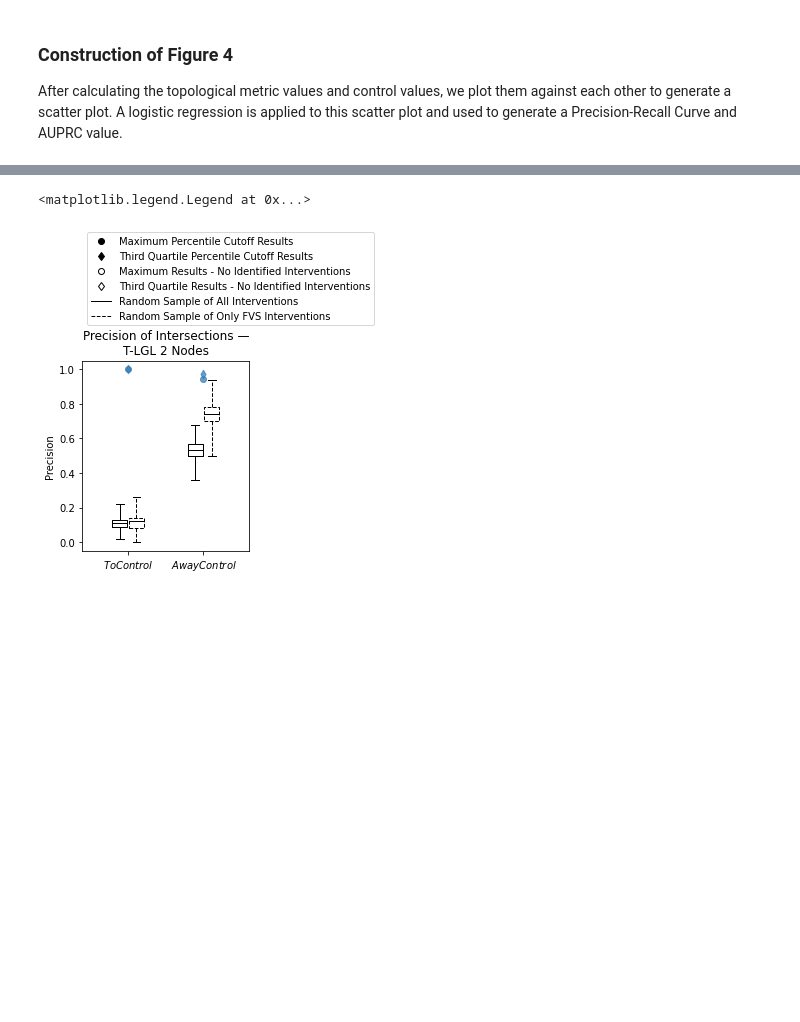
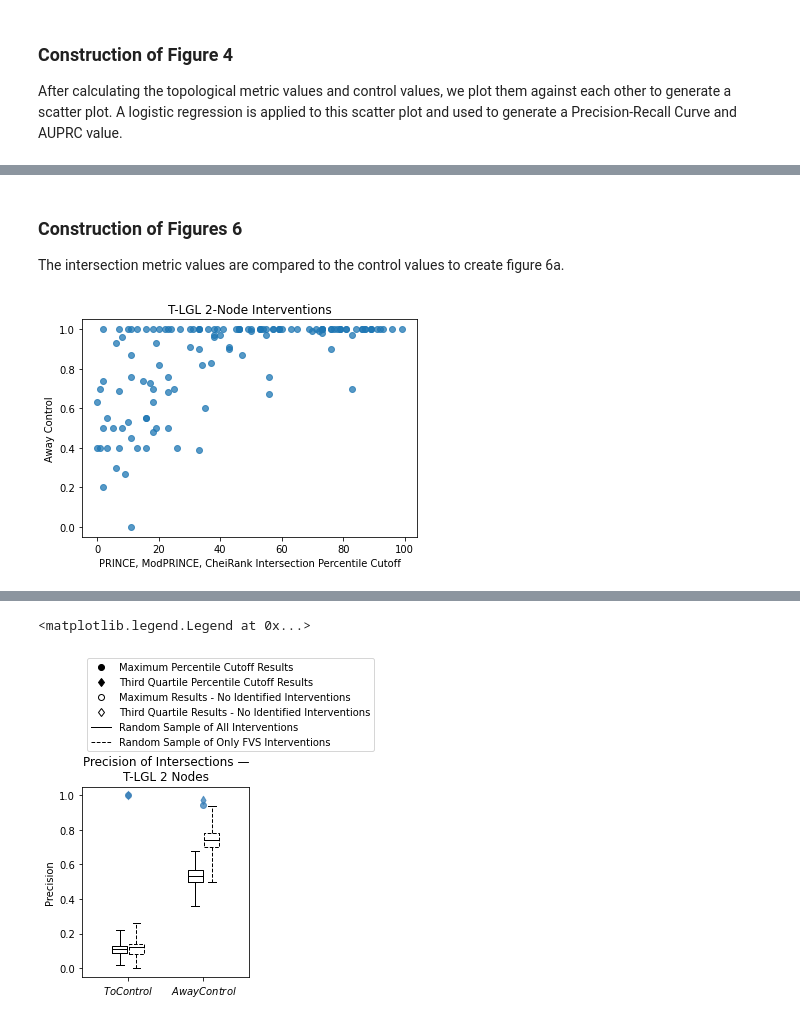
Before and after one commit to EliNewby/FVSSubsets, a Jupyter notebook: FVSSubsets.ipynb, the cells around one changed output, grey strips where cells are left out. Saved outputs shown, nothing was run; the diff lists cells and outputs as text; code cells hidden in the pictures; blank space fills up the shorter version.

```diff
--- a/FVSSubsets.ipynb
+++ b/FVSSubsets.ipynb
@@ -247 +247,44 @@ AUPRC: 0.9
 [figure]
+# %% [markdown]
+### Construction of Figures 6
+The intersection metric values are compared to the control values to create figure 6a.
+# %%
+intersections = ['OutDegree, Distance, PRINCE, ModPRINCE, CheiRank, Cycles, SCC', 'PRINCE, ModPRINCE, CheiRank','ModPRINCE, CheiRank','CheiRank']
+intersection = intersections[1]
+controlMetric = 'Away Control'
+iV = interVals[intersection].to_dict()
+cV = controlVals[controlMetric].to_dict()
+x = []
+y = []
+for k in iV.keys():
+    x.append(iV[k])
+    y.append(cV[k])
+
+x = np.array(x).reshape(-1,1)
+y = np.array(y)
+yTrue = y >= 0.9
+plt.figure(0)
+plt.plot(x, y, 'o', alpha = 0.75)
+plt.xlabel(intersection+' Intersection Percentile Cutoff')
+plt.ylabel(controlMetric)
+plt.title('T-LGL '+str(numNodes)+'-Node Interventions')
+
+thresholdTests = np.linspace(0.01, 1, 100)
+precisionPoint = 1
+precisionPoints = []
+for t in thresholdTests:
+    tp, fp = 0,0
+    for i in range(len(x)):
+        if(x[i] >= t*100 and y[i] >= 0.9):
+            tp += 1
+        elif(x[i] >= t*100):
+            fp += 1
+    if(tp+fp > 0):
+        precision = tp/(tp+fp)
+    else:
+        precision = 0
+    precisionPoints.append(precision)
+    if(precision >= 0.95):
+        precisionPoint = min(t, precisionPoint)
+# %% [output]
+[figure, added]
```
Also changed, not shown: parts of 17 cells of this notebook.
